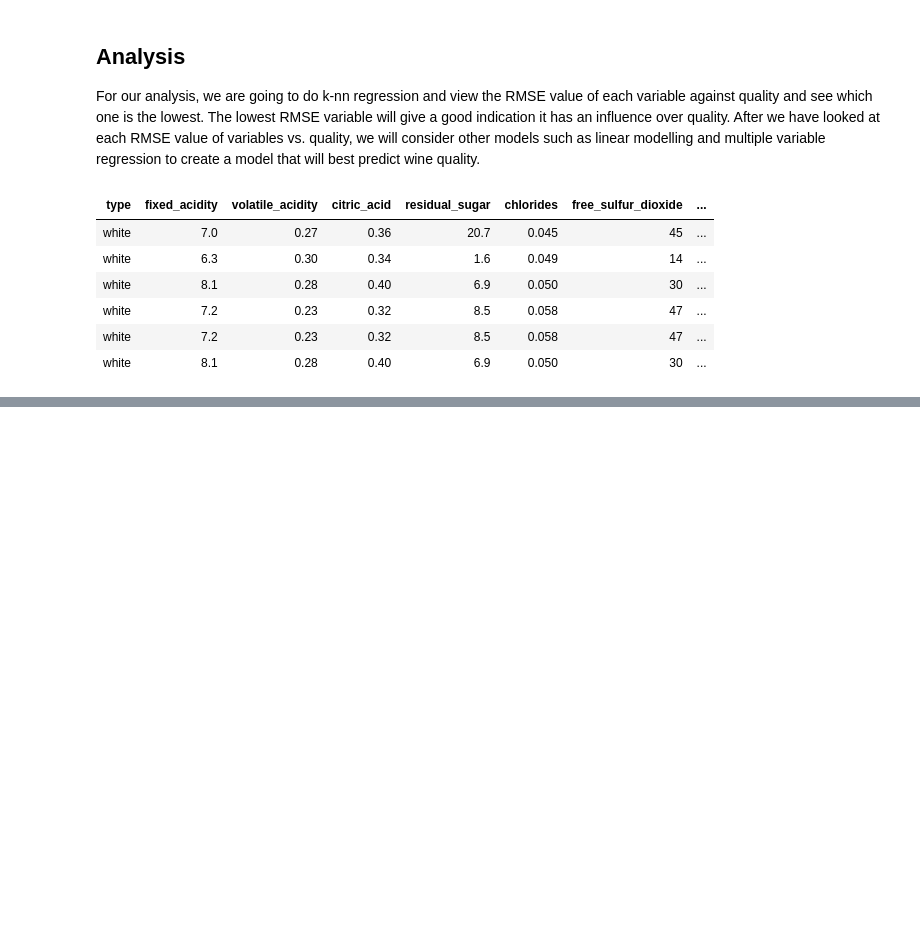
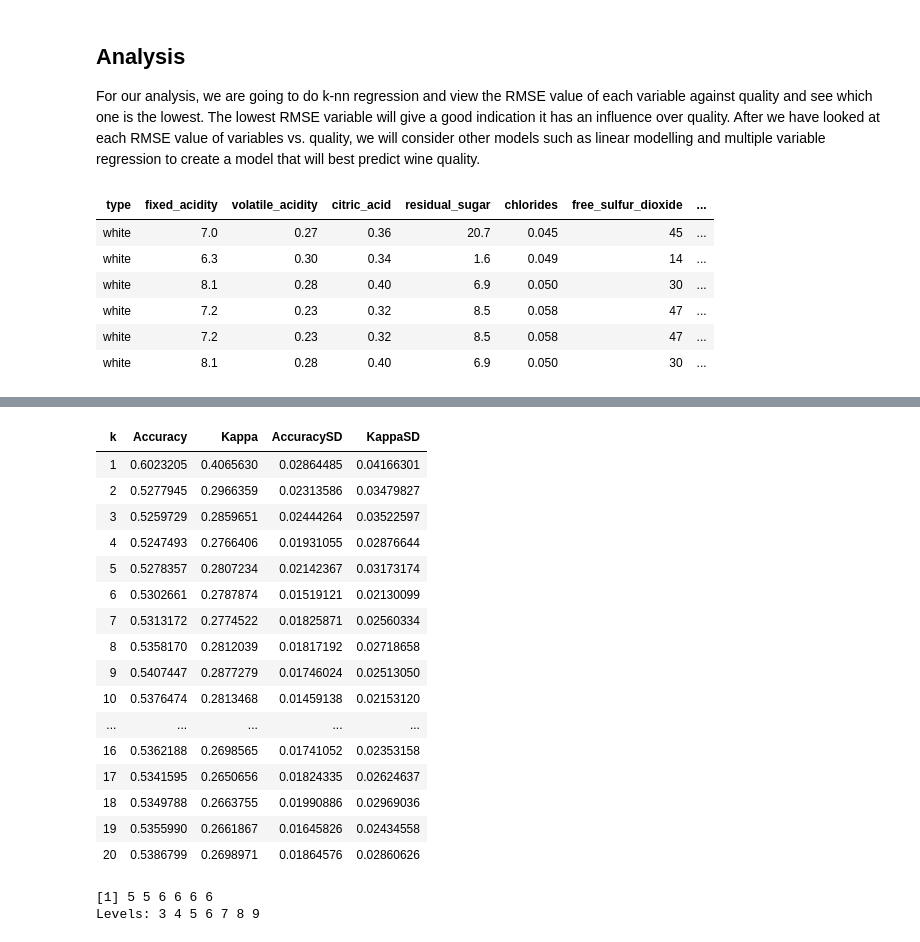
Before and after one commit to lexahl/DSCI-100-Group-Project-2019, a Jupyter notebook: Data-Set-Exploration (1).ipynb, the cells around one changed output, grey strips where cells are left out. Cells and saved outputs as stored; diff of their text form; code cells hidden in the pictures; blank space fills up the shorter version.

```diff
--- a/Data-Set-Exploration (1).ipynb
+++ b/Data-Set-Exploration (1).ipynb
@@ -157,7 +148,8 @@ $ quality              <int> 6, 6, 6, 6, 6, 6, 6, 6, 6, 6, 5, 5, 5, 7, 5, 7...
 Before making our analysis, we will make sure that our quantitative variables are scaled prior to making analysis, this will help reduce bias and skewed results that we may get from some variables form of measurement being on a greater scale than others.
 # %%
 scaled_wine <- wine %>%
-  mutate(fixed_acidity = as.numeric(scale(fixed_acidity, center = FALSE)),
+  mutate(quality = as.factor(quality),
+         fixed_acidity = as.numeric(scale(fixed_acidity, center = FALSE)),
          volatile_acidity = as.numeric(scale(volatile_acidity, center = FALSE)),
          citric_acid = as.numeric(scale(citric_acid, center = FALSE)),
          residual_sugar = as.numeric(scale(residual_sugar, center = FALSE)),
@@ -718,0 +699,34 @@ ERROR: Error in eval(expr, envir, enclos): object 'knn_alcohol_final' not found
+# %%
+training_rows <- scaled_wine %>%
+  select(quality) %>%
+  unlist() %>%
+  createDataPartition(p = 0.75, list = FALSE)
+
+X_train <- scaled_wine %>%
+  select(-quality,-type) %>%
+  slice(training_rows) %>%
+  data.frame()
+
+Y_train <- scaled_wine %>%
+  select(quality) %>%
+  slice(training_rows) %>%
+  unlist()
+
+X_test <- scaled_wine %>%
+  select(-quality,-type) %>%
+  slice(-training_rows) %>%
+  data.frame()
+
+Y_test <- scaled_wine %>%
+  select(quality) %>%
+  slice(-training_rows) %>%
+  unlist()
+# %%
+train_control <- trainControl(method = "cv", number = 10)
+k_lots = data.frame(k = seq(from = 1, to = 20, by = 1))
+knn_cv <- train(x = X_train,
+                       y = Y_train,
+                       method = "knn",
+                       tuneGrid = k_lots,
+                       trControl = train_control)
+knn_cv
@@ -718,0 +751,31 @@ ERROR: Error in eval(expr, envir, enclos): object 'knn_alcohol_final' not found
+# %%
+k_accuracies <- knn_cv$results
+k_accuracies
+# %% [output]
+| k | Accuracy | Kappa | AccuracySD | KappaSD |
+| 1 | 0.6023205 | 0.4065630 | 0.02864485 | 0.04166301 |
+| 2 | 0.5277945 | 0.2966359 | 0.02313586 | 0.03479827 |
+| 3 | 0.5259729 | 0.2859651 | 0.02444264 | 0.03522597 |
+| 4 | 0.5247493 | 0.2766406 | 0.01931055 | 0.02876644 |
+| 5 | 0.5278357 | 0.2807234 | 0.02142367 | 0.03173174 |
+| 6 | 0.5302661 | 0.2787874 | 0.01519121 | 0.02130099 |
+| 7 | 0.5313172 | 0.2774522 | 0.01825871 | 0.02560334 |
+| 8 | 0.5358170 | 0.2812039 | 0.01817192 | 0.02718658 |
+| 9 | 0.5407447 | 0.2877279 | 0.01746024 | 0.02513050 |
+| 10 | 0.5376474 | 0.2813468 | 0.01459138 | 0.02153120 |
+| ... | ... | ... | ... | ... |
+| 16 | 0.5362188 | 0.2698565 | 0.01741052 | 0.02353158 |
+| 17 | 0.5341595 | 0.2650656 | 0.01824335 | 0.02624637 |
+| 18 | 0.5349788 | 0.2663755 | 0.01990886 | 0.02969036 |
+| 19 | 0.5355990 | 0.2661867 | 0.01645826 | 0.02434558 |
+| 20 | 0.5386799 | 0.2698971 | 0.01864576 | 0.02860626 |
+# %%
+k = data.frame(k = 13)
+simple <- train(x = X_train, y = Y_train, method = "knn", tuneGrid = k)
+
+
+training_pred <- predict(simple, X_train)
+head(training_pred)
+# %% [output]
+[1] 5 5 6 6 6 6
+Levels: 3 4 5 6 7 8 9
```
Also changed, not shown: parts of 8 cells of this notebook.
